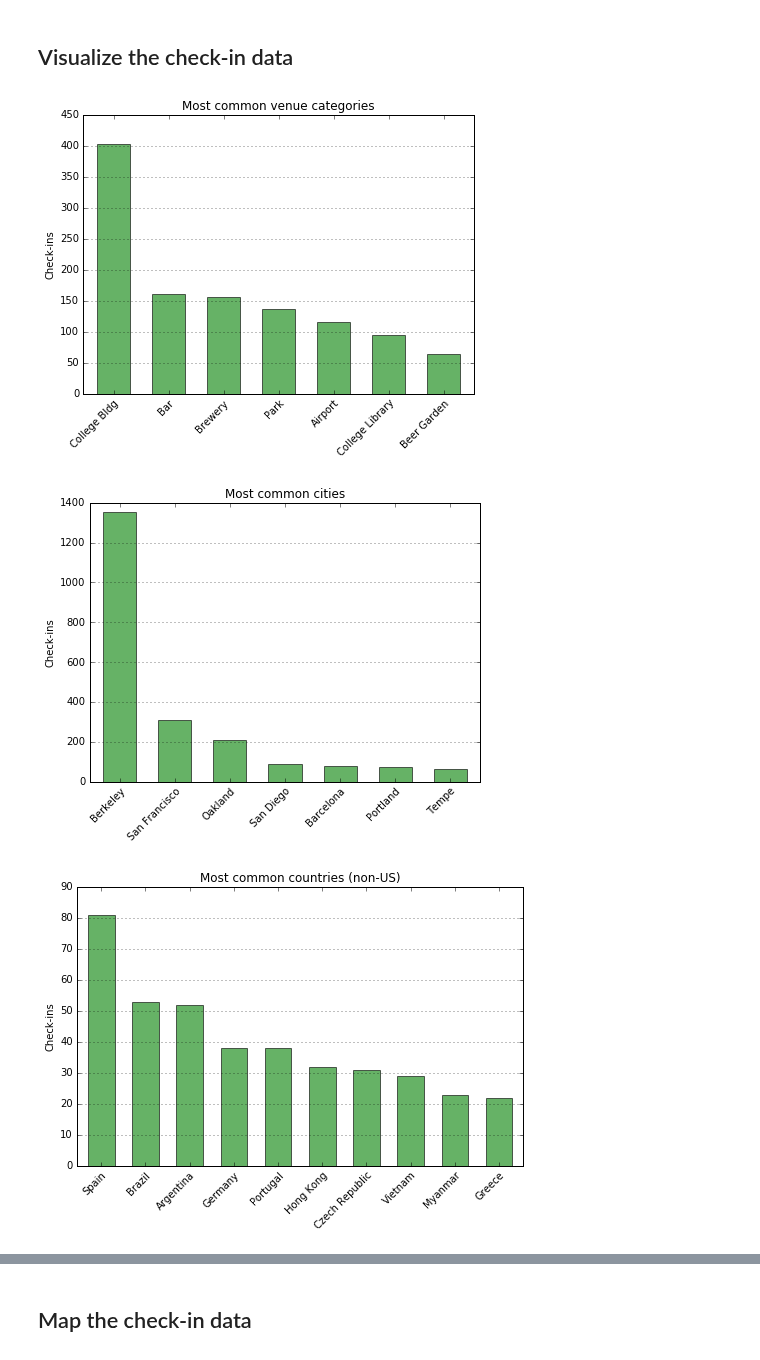
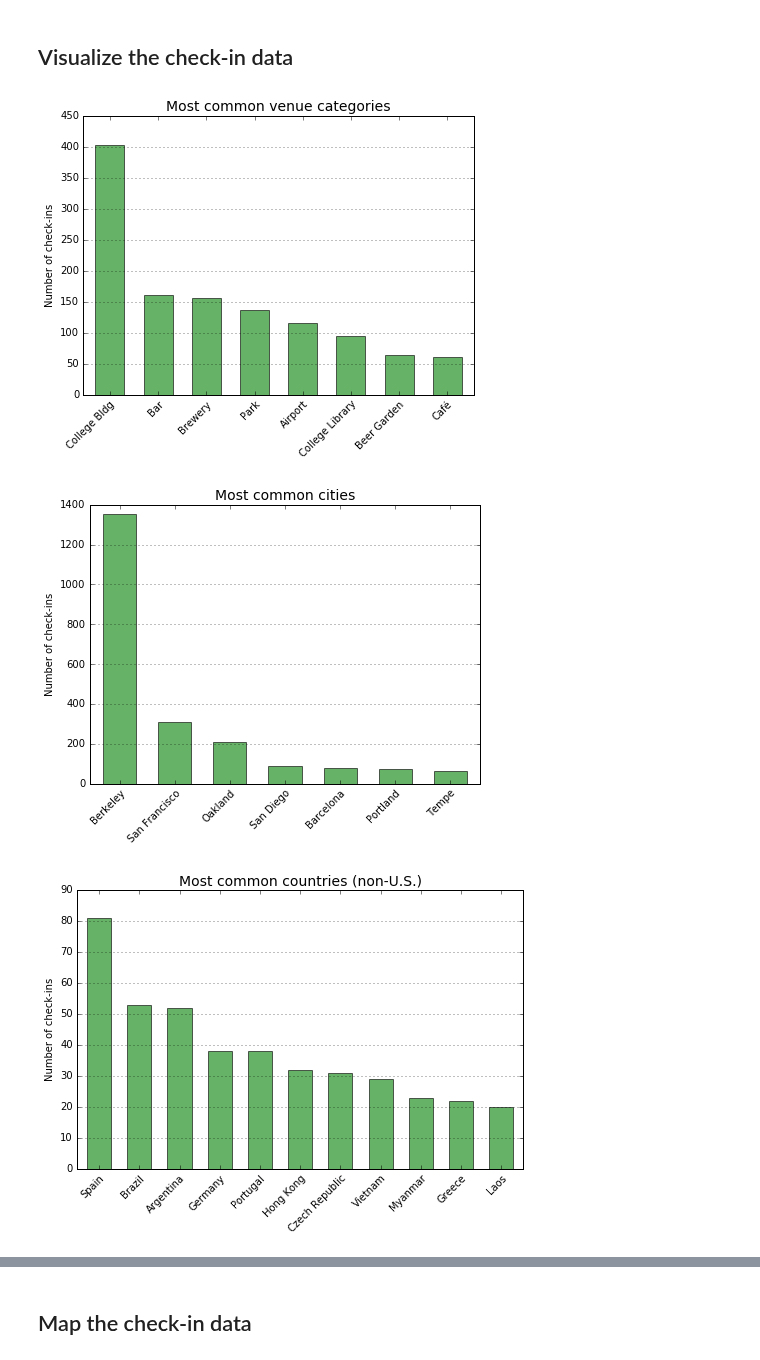
Before and after one commit to gboeing/data-visualization, a Jupyter notebook: location-history/foursquare-location-history.ipynb, the cells around one changed output, grey strips where cells are left out. Drawn from its saved outputs; the diff is of its cells as text; code cells hidden in the pictures.

```diff
--- a/location-history/foursquare-location-history.ipynb
+++ b/location-history/foursquare-location-history.ipynb
@@ -14,6 +14,7 @@ from mpl_toolkits.basemap import Basemap
 from keys import foursquare_oauth_token
 
 %matplotlib inline
+title_fontsize = 14
 # %%
 # the json file will contain the entire downloaded check-ins data set
 json_file = 'data/foursqure-checkins.json'
@@ -101,18 +102,18 @@ df_filtered['venue_name'] = df_filtered['venue_name'].str.replace('Wurster Hall
 df_filtered['venue_name'] = df_filtered['venue_name'].str.replace('Oakland International Airport \(OAK\)', 'Oakland Int Airport')
 # %%
 # most common venue categories
-countdata = df_filtered['category'].value_counts().head(7)
+countdata = df_filtered['category'].value_counts().head(8)
 ax = countdata.plot(kind='bar', figsize=[7, 5], width=0.6, alpha=0.6,
                     color='g', edgecolor='k', grid=False)
 ax.set_xticklabels(countdata.index, rotation=45, rotation_mode='anchor', ha='right')
 ax.yaxis.grid(True)
-ax.set_title('Most common venue categories')
-ax.set_ylabel('Check-ins')
+ax.set_title('Most common venue categories', fontsize=title_fontsize)
+ax.set_ylabel('Number of check-ins')
 
 plt.savefig('images/foursquare_common_categories.png', dpi=96, bbox_inches='tight')
 plt.show()
 # %% [output]
-[figure, old version]
+[figure, new version]
 # %%
 # most common cities (and drop N/A)
 countdata = df_filtered['city'].value_counts().head(8)
@@ -121,26 +122,26 @@ ax = countdata.plot(kind='bar', figsize=[7, 5], width=0.6, alpha=0.6,
                     color='g', edgecolor='k', grid=False)
 ax.set_xticklabels(countdata.index, rotation=45, rotation_mode='anchor', ha='right')
 ax.yaxis.grid(True)
-ax.set_title('Most common cities')
-ax.set_ylabel('Check-ins')
+ax.set_title('Most common cities', fontsize=title_fontsize)
+ax.set_ylabel('Number of check-ins')
 
 plt.savefig('images/foursquare_common_cities.png', dpi=96, bbox_inches='tight')
 plt.show()
 # %% [output]
-[figure, old version]
+[figure, new version]
 # %%
 # most common countries, other than the US
-countdata = df_filtered['country'].value_counts().iloc[1:11]
+countdata = df_filtered['country'].value_counts().iloc[1:12]
 ax = countdata.plot(kind='bar', figsize=[8, 5], width=0.6, alpha=0.6,
                     color='g', edgecolor='k', grid=False)
 ax.set_xticklabels(countdata.index, rotation=45, rotation_mode='anchor', ha='right')
 ax.yaxis.grid(True)
-ax.set_title('Most common countries (non-US)')
-ax.set_ylabel('Check-ins')
+ax.set_title('Most common countries (non-U.S.)', fontsize=title_fontsize)
+ax.set_ylabel('Number of check-ins')
 
 plt.savefig('images/foursquare_common_countries.png', dpi=96, bbox_inches='tight')
 plt.show()
 # %% [output]
-[figure, old version]
+[figure, new version]
 # %%
 # venues with the most check-ins
```
Also changed, not shown: parts of 6 cells of this notebook, 8 other files.
